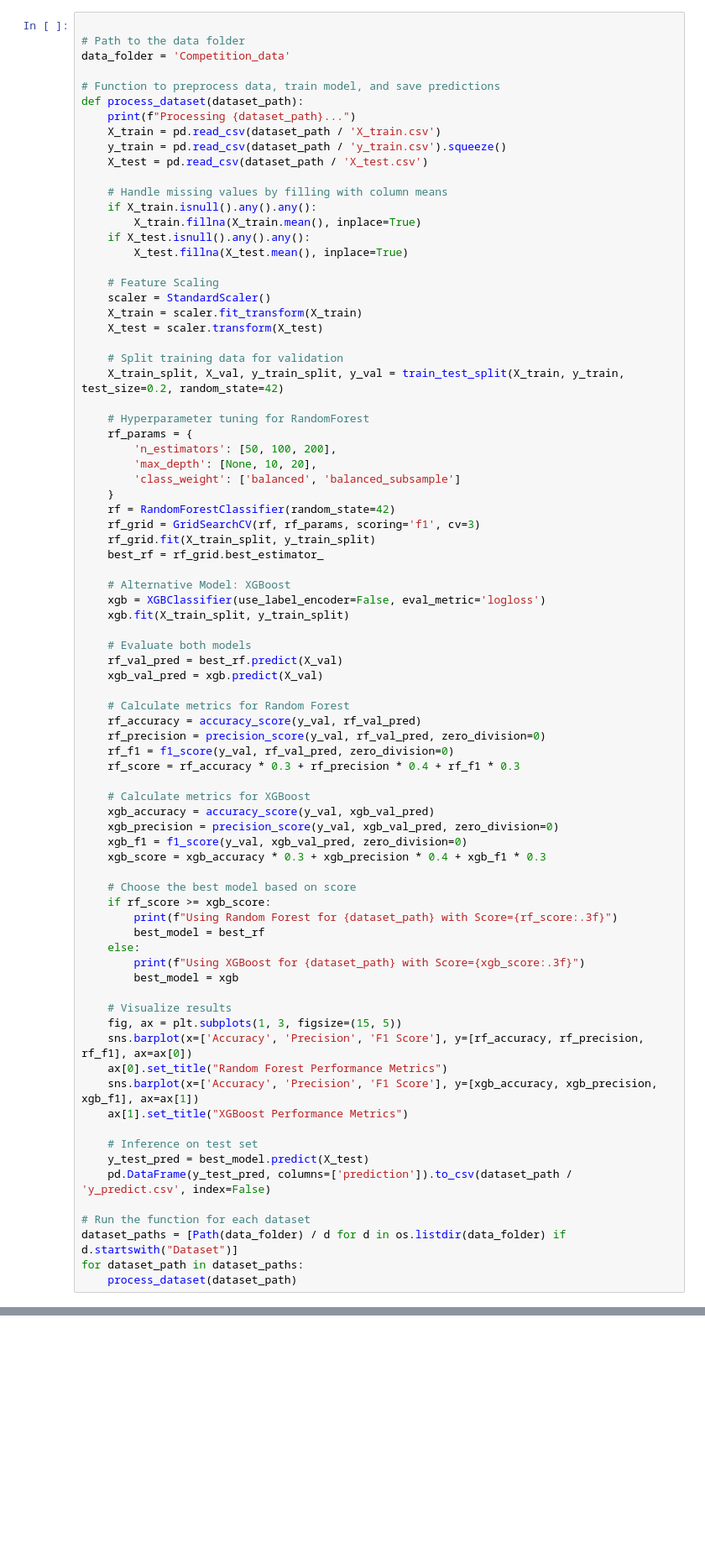
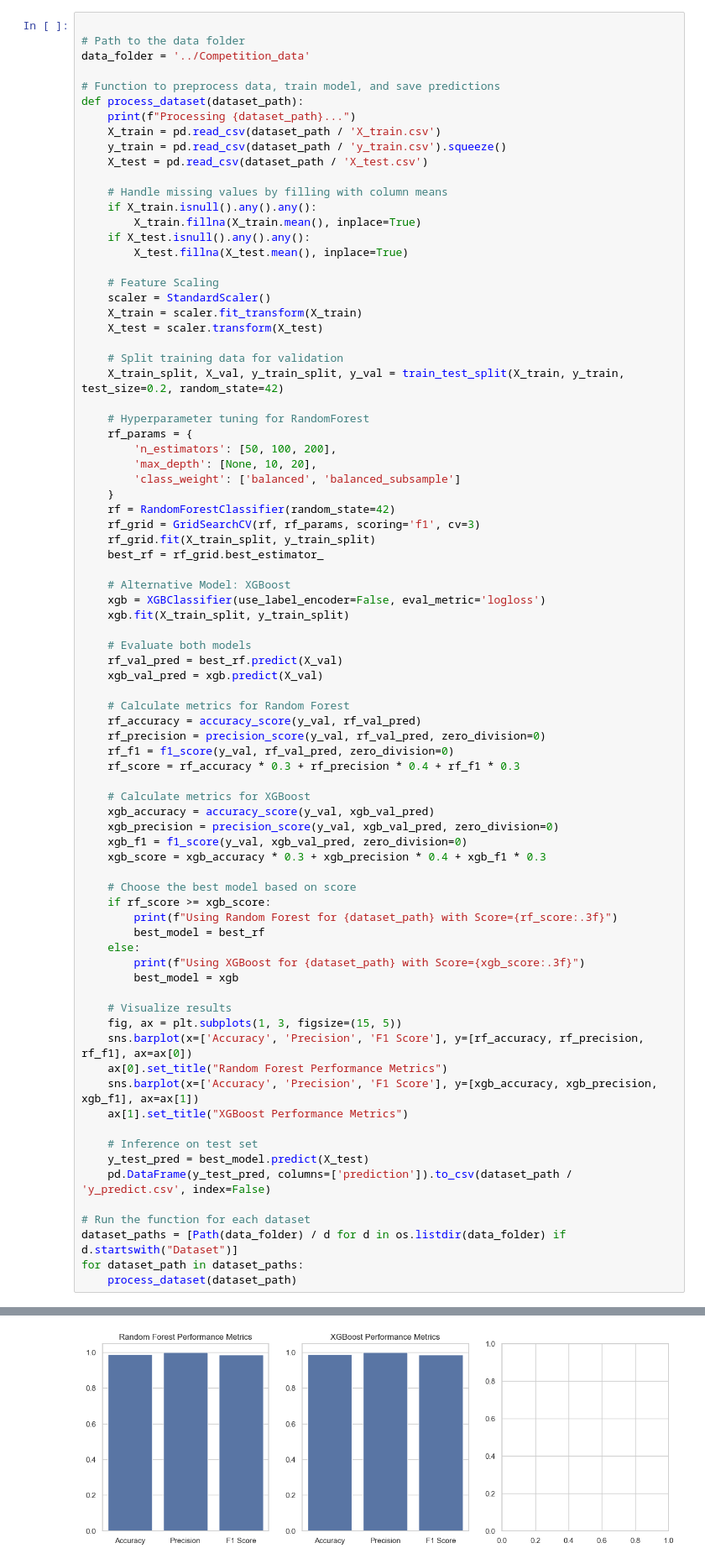
Before and after one commit to Seeclover/CP1, a Jupyter notebook: ABC_Analysis_002.ipynb, the cells around one changed output, grey strips where cells are left out. Shown at 84% size. Saved outputs shown, nothing was run; the diff lists cells and outputs as text; blank space fills up the shorter version.

```diff
--- a/ABC_Analysis_002.ipynb
+++ b/ABC_Analysis_002.ipynb
@@ -29,7 +32,7 @@ sns.set(style="whitegrid")
 # %%
 
 # Path to the data folder
-data_folder = 'Competition_data'
+data_folder = '../Competition_data'
 
 # Function to preprocess data, train model, and save predictions
 def process_dataset(dataset_path):
@@ -110,0 +130 @@ Processing Competition_data/Dataset_2...
+[figure, added]
```
Also changed, not shown: parts of 2 cells of this notebook, 3 other files.
